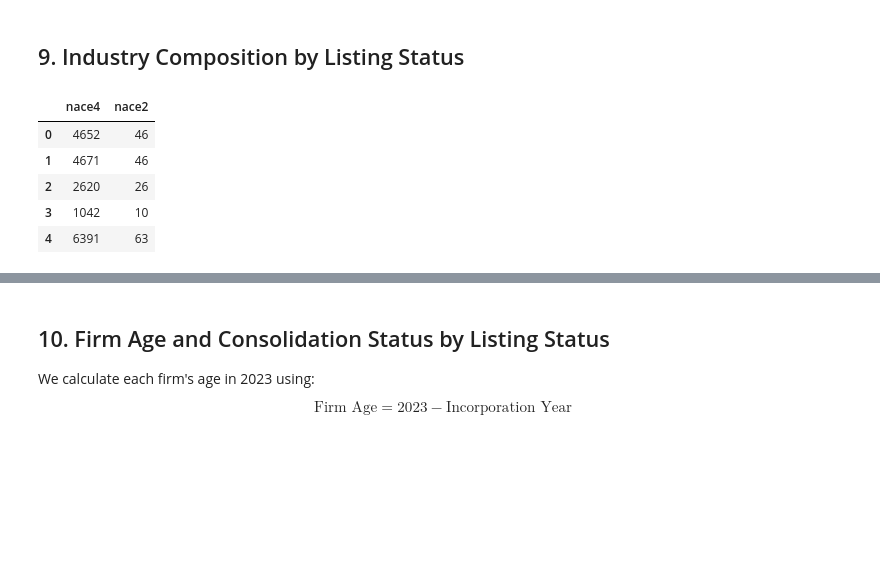
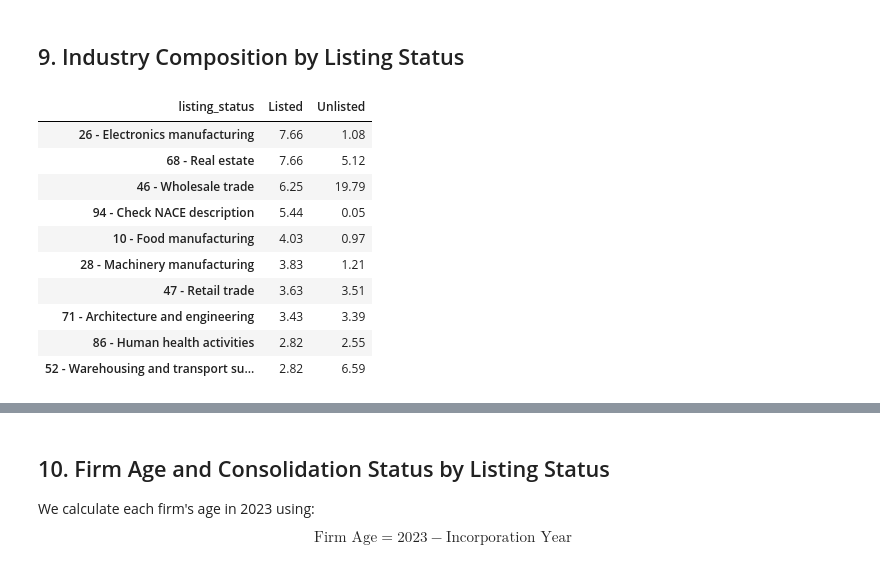
Before and after one commit to mljiang2026-oss/ds607-singapore-firm-size, a Jupyter notebook: notebooks/01_eda.ipynb, the cells around one changed output, grey strips where cells are left out. Cells and saved outputs as stored; diff of their text form; code cells hidden in the pictures; blank space fills up the shorter version.

```diff
--- a/notebooks/01_eda.ipynb
+++ b/notebooks/01_eda.ipynb
@@ -171,12 +162,3 @@ Invalid listing status: 0
 2. Zero values: The firm reports total assets or revenue equal to zero.
 3. Negative values: The reported financial amount is below zero.
 4. Implausibly small positive values: The firm reports an unusually small amount, such as total assets below USD 1.
-# %%
-# Convert financial variables to numeric
-
-variables = ["assets_th_usd", "revenue_th_usd", "employees"]
-
-for variable in variables:
-    df[variable] = pd.to_numeric(df[variable], errors="coerce")
-
-print(df[variables].dtypes)
@@ -513,36 +485,73 @@ The box plot shows that listed enterprises have a much higher median log total a
 # %% [markdown]
 ## 9. Industry Composition by Listing Status
 # %%
-# Create 2-digit NACE code
 df["nace2"] = (
     df["nace4"]
     .astype("string")
     .str.extract(r"(\d{2})", expand=False)
 )
 
-# Check industry codes
-display(df[["nace4", "nace2"]].head())
-
-print("Missing NACE2:", df["nace2"].isna().sum())
-
-
-# Industry composition as percentages
 industry_table = pd.crosstab(
     df["nace2"],
     df["listing_status"],
     normalize="columns"
 ) * 100
 
-# Select the 10 most common industries overall
-top_industries = df["nace2"].value_counts().head(10).index
+# Top 10 industries among listed firms
+industry_top10 = (
+    industry_table[["Listed", "Unlisted"]]
+    .sort_values("Listed", ascending=False)
+    .head(10)
+    .copy()
+)
 
-industry_top10 = industry_table.loc[top_industries]
+nace_labels = {
+    "10": "Food manufacturing",
+    "26": "Electronics manufacturing",
+    "28": "Machinery manufacturing",
+    "41": "Building construction",
+    "46": "Wholesale trade",
+    "47": "Retail trade",
+    "52": "Warehousing and transport support",
+    "56": "Food and beverage services",
+    "62": "Computer programming and consultancy",
+    "68": "Real estate",
+    "70": "Head offices and management consultancy",
+    "71": "Architecture and engineering",
+    "82": "Office administration and business support",
+    "86": "Human health activities"
+}
+
+industry_top10.index = [
+    f"{code} - {nace_labels.get(code, 'Check NACE description')}"
+    for code in industry_top10.index
+]
 
 display(industry_top10.round(2))
+
+ax = industry_top10.plot(
+    kind="barh",
+    figsize=(11, 6),
+    color=[COLORS["Listed"], COLORS["Unlisted"]]
+)
+
+ax.invert_yaxis()
+ax.set_title("Top 10 Industries Among Listed Firms")
+ax.set_xlabel("Percentage of Firms (%)")
+ax.set_ylabel("NACE Rev. 2 Industry")
+ax.grid(axis="x", alpha=0.3)
+
+plt.tight_layout()
+plt.show()
 # %% [output]
-|  | nace4 | nace2 |
-| 0 | 4652 | 46 |
-| 1 | 4671 | 46 |
-| 2 | 2620 | 26 |
-| 3 | 1042 | 10 |
-| 4 | 6391 | 63 |
+| listing_status | Listed | Unlisted |
+| 26 - Electronics manufacturing | 7.66 | 1.08 |
+| 68 - Real estate | 7.66 | 5.12 |
+| 46 - Wholesale trade | 6.25 | 19.79 |
+| 94 - Check NACE description | 5.44 | 0.05 |
+| 10 - Food manufacturing | 4.03 | 0.97 |
+| 28 - Machinery manufacturing | 3.83 | 1.21 |
+| 47 - Retail trade | 3.63 | 3.51 |
+| 71 - Architecture and engineering | 3.43 | 3.39 |
+| 86 - Human health activities | 2.82 | 2.55 |
+| 52 - Warehousing and transport su... | 2.82 | 6.59 |
```
Also changed, not shown: parts of 7 cells of this notebook.
